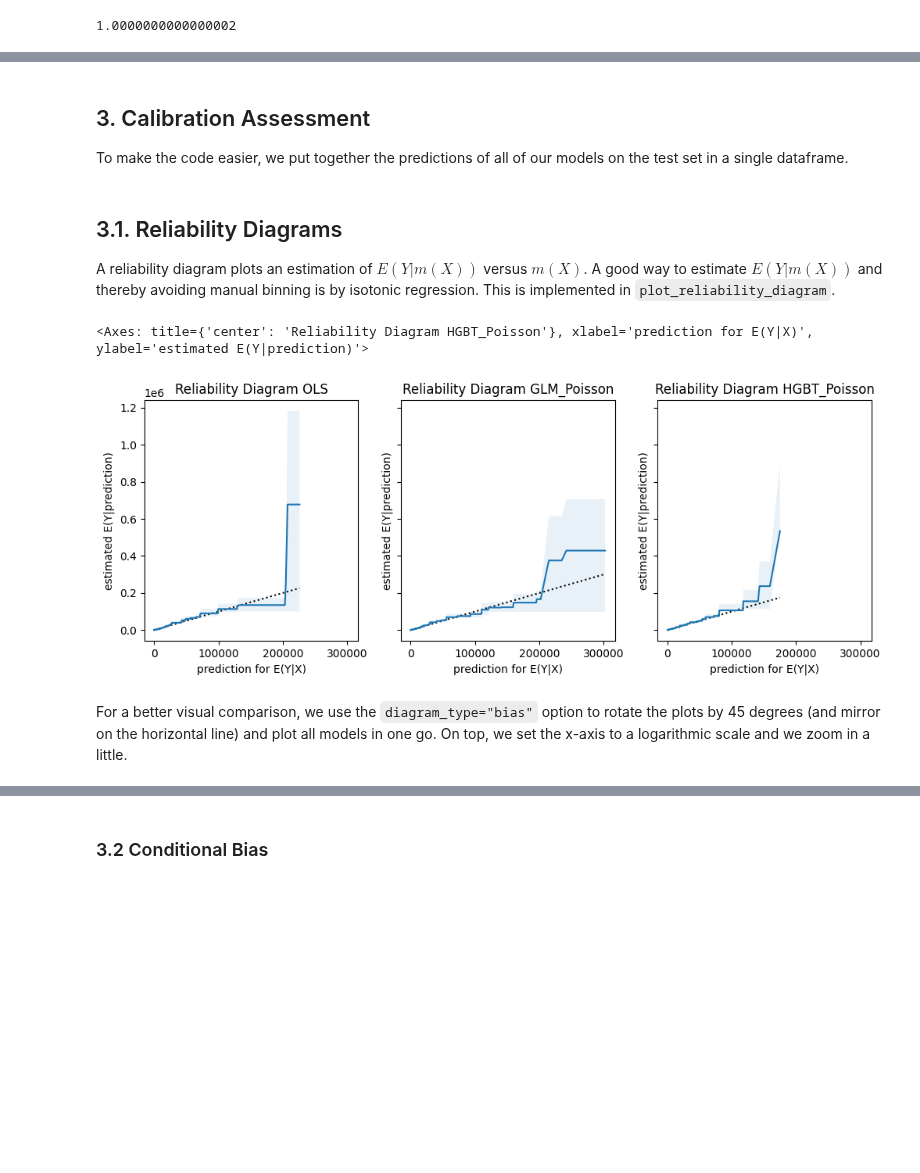
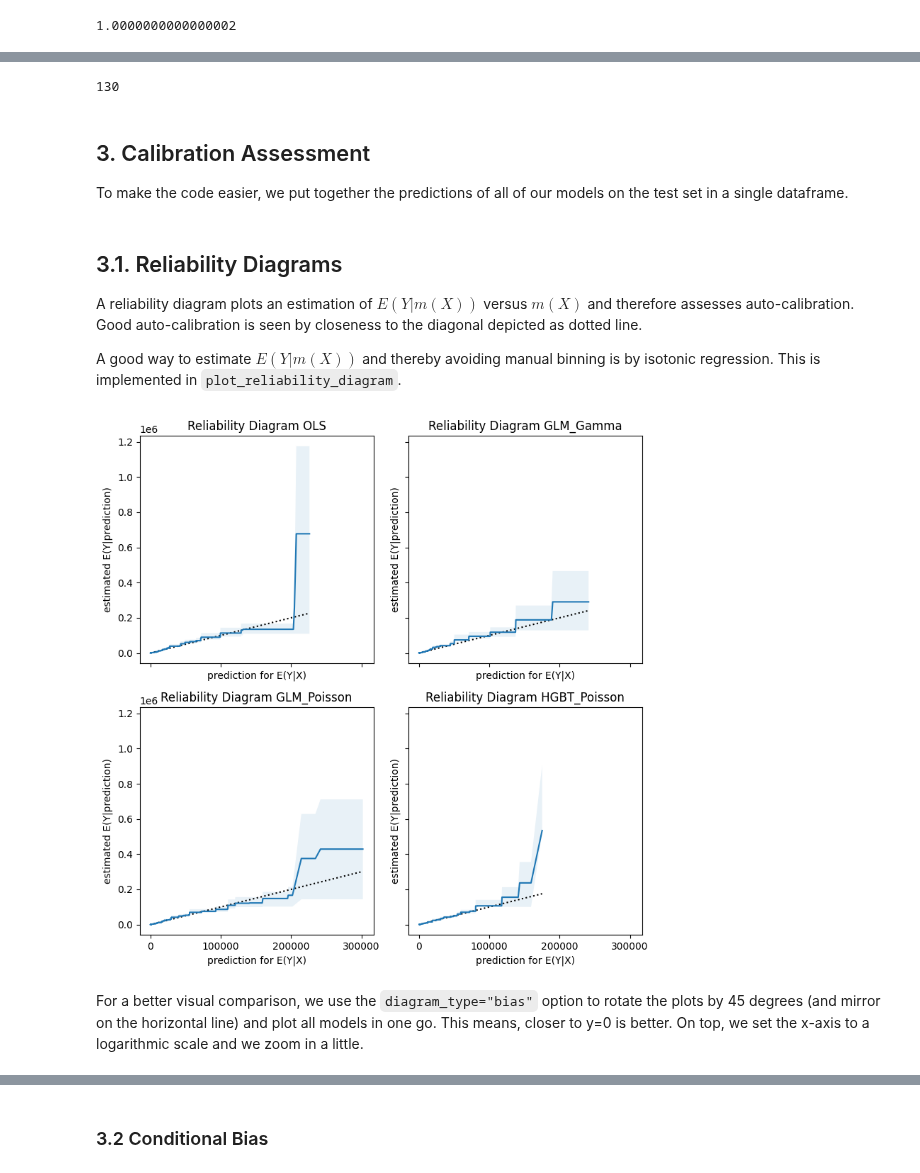
Before and after one commit to lorentzenchr/model-diagnostics, a Jupyter notebook: docs/examples/regression_on_workers_compensation.ipynb, the cells around one changed output, grey strips where cells are left out. Cells and saved outputs as stored; diff of their text form; code cells hidden in the pictures; blank space fills up the shorter version.

```diff
--- a/docs/examples/regression_on_workers_compensation.ipynb
+++ b/docs/examples/regression_on_workers_compensation.ipynb
@@ -28,7 +28,7 @@ df = df.assign(
     DateTimeOfAccident=lambda x: pd.to_datetime(x["DateTimeOfAccident"]),
     DateOfAccident=lambda x: x.DateTimeOfAccident.dt.date,
     DateReported=lambda x: pd.to_datetime(x.DateReported).dt.date,
-    LogDelay=lambda x: np.log1p((x.DateReported - x.DateOfAccident).dt.days),
+    LogDelay=lambda x: np.log1p(pd.to_timedelta(x.DateReported - x.DateOfAccident).dt.days),
     HourOfAccident=lambda x: x.DateTimeOfAccident.dt.hour,
     WeekDayOfAccident=lambda x: pd.Categorical.from_codes(
         codes=x.DateTimeOfAccident.dt.weekday,
@@ -158,5 +161,5 @@ np.sum(y_train) / np.sum(m_ols.predict(X_train))
 # %%
-from sklearn.linear_model import PoissonRegressor
+from sklearn.linear_model import GammaRegressor, PoissonRegressor
 
 
 m_glm_poisson = Pipeline(
@@ -165,5 +168,12 @@ m_glm_poisson = Pipeline(
         ("model", PoissonRegressor(max_iter=10_000, alpha=1e-15, solver="newton-cholesky")),
     ]
 ).fit(X_train, y_train)
+
+m_glm_gamma = Pipeline(
+    [
+        ("column_transformer", col_trans_linear),
+        ("model", GammaRegressor(max_iter=10_000, alpha=1e-15, solver="newton-cholesky")),
+    ]
+).fit(X_train, y_train)
 # %% [markdown]
 ### 2.4 Gradient Boosted Decision Trees
@@ -234,3 +242,7 @@ m_hgbt_poisson[-1].n_iter_
+# %%
+m_hgbt_poisson[-1].n_iter_
+# %% [output]
+130
 # %% [markdown]
 ## 3. Calibration Assessment
 To make the code easier, we put together the predictions of all of our models on the test set in a single dataframe.
@@ -239,13 +251,16 @@ df_pred_test = pd.DataFrame(
     {
         "Trivial": m_trivial.predict(X_test),
         "OLS": m_ols.predict(X_test),
+        "GLM_Gamma": m_glm_gamma.predict(X_test),
         "GLM_Poisson": m_glm_poisson.predict(X_test),
         "HGBT_Poisson": m_hgbt_poisson.predict(X_test),
     }
 )
 # %% [markdown]
 ## 3.1. Reliability Diagrams
-A reliability diagram plots an estimation of $E(Y|m(X))$ versus $m(X)$.
+A reliability diagram plots an estimation of $E(Y|m(X))$ versus $m(X)$ and therefore assesses auto-calibration.
+Good auto-calibration is seen by closeness to the diagonal depicted as dotted line.
+
 A good way to estimate $E(Y|m(X))$ and thereby avoiding manual binning is by isotonic regression.
 This is implemented in `plot_reliability_diagram`.
 # %%
@@ -253,33 +269,22 @@ import matplotlib.pyplot as plt
 from model_diagnostics.calibration import compute_bias, plot_bias, plot_reliability_diagram
 # %%
-fig, axes = plt.subplots(ncols=3, figsize=(12, 4), sharex=True, sharey=True)
+fig, axes = plt.subplots(ncols=2, nrows=2, figsize=(8, 8), sharex=True, sharey=True)
 
-plot_reliability_diagram(
-    y_obs=y_test,
-    y_pred=df_pred_test["OLS"],
-    n_bootstrap=100,
-    ax=axes[0],
-)
+for ax, model in zip(axes.flat, ["OLS", "GLM_Gamma", "GLM_Poisson", "HGBT_Poisson"]):
+    plot_reliability_diagram(
+        y_obs=y_test,
+        y_pred=df_pred_test[model],
+        n_bootstrap=100,
+        ax=ax,
+    )
+    ax.xaxis.set_major_locator(MultipleLocator(100_000))
 
-plot_reliability_diagram(
-    y_obs=y_test,
-    y_pred=df_pred_test["GLM_Poisson"],
-    n_bootstrap=100,
-    ax=axes[1]
-)
-
-plot_reliability_diagram(
-    y_obs=y_test,
-    y_pred=df_pred_test["HGBT_Poisson"],
-    n_bootstrap=100,
-    ax=axes[2]
-)
-#fig.set_layout_engine(layout="tight")
+fig.set_layout_engine(layout="tight")
 # %% [output]
-<Axes: title={'center': 'Reliability Diagram HGBT_Poisson'}, xlabel='prediction for E(Y|X)', ylabel='estimated E(Y|prediction)'>
-[figure, old version]
+[figure, new version]
 # %% [markdown]
 For a better visual comparison, we use the `diagram_type="bias"` option to rotate the plots by 45 degrees (and mirror on the horizontal line) and plot all models in one go.
+This means, closer to y=0 is better.
 On top, we set the x-axis to a logarithmic scale and we zoom in a little.
 # %%
 ax = plot_reliability_diagram(
```
Also changed, not shown: parts of 17 cells of this notebook, 4 other files.
